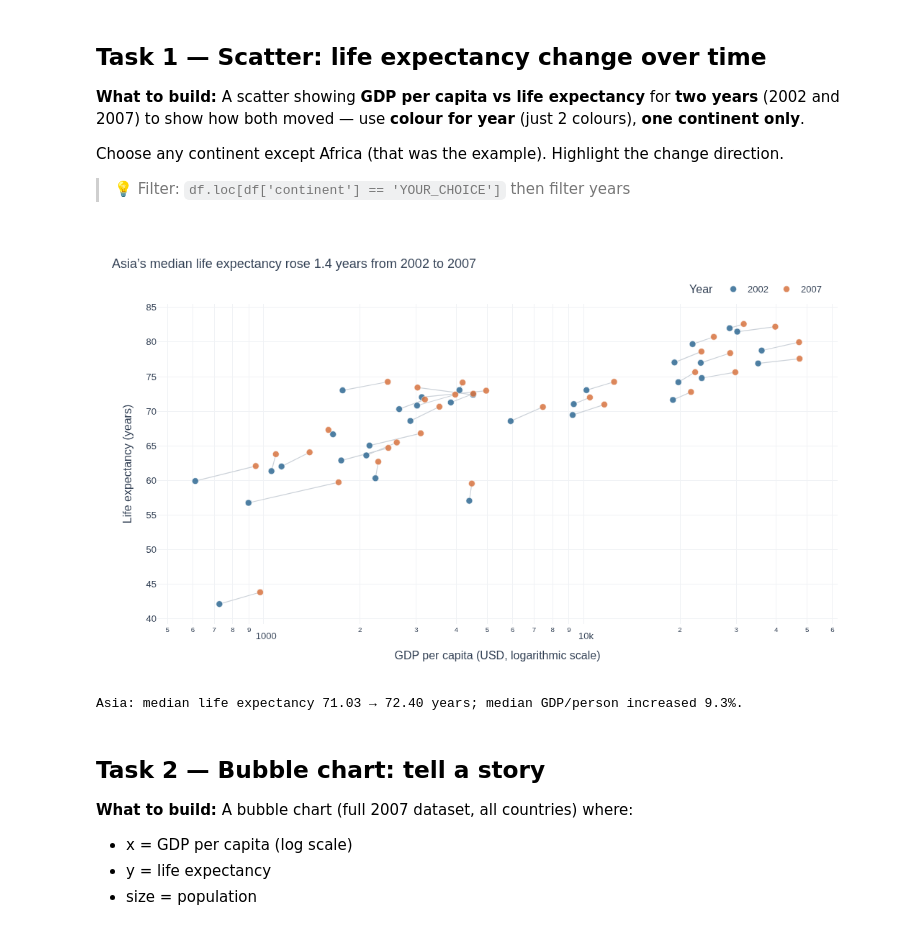
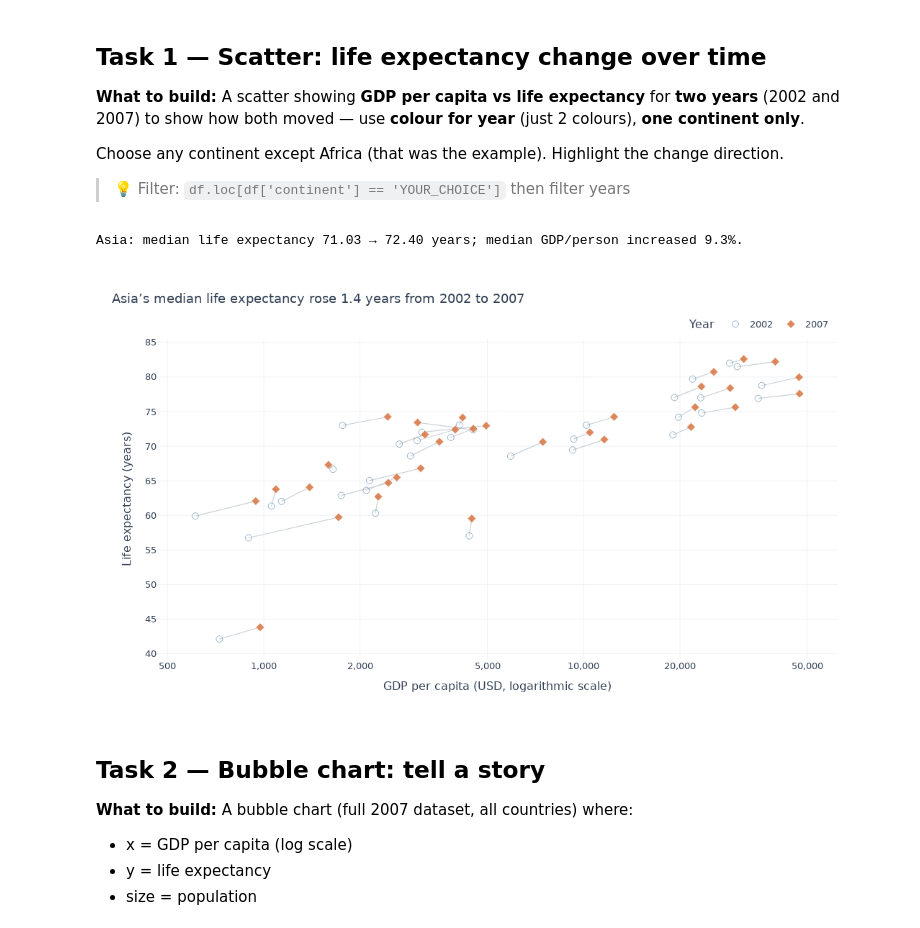
Before and after one commit to AlokKevadiya/dataviz-exercise-alokkevadiya, a Jupyter notebook: week04/lecture04_exercise.ipynb, the cells around one changed output. Drawn from its saved outputs; the diff is of its cells as text; code cells hidden in the pictures.

```diff
--- a/week04/lecture04_exercise.ipynb
+++ b/week04/lecture04_exercise.ipynb
@@ -72,36 +75,39 @@ for country, subset in selected.groupby('country'):
 
 # Distinguish the two years using only two deliberate colors.
 colors = {'2002': '#326B94', '2007': '#D87542'}
 for period in ['2002', '2007']:
     points = selected[selected.Period == period]
     fig1.add_trace(go.Scatter(
         x=points.gdpPercap, y=points.lifeExp,
         mode='markers', name=period,
-        marker=dict(color=colors[period], size=9, opacity=0.86,
+        marker=dict(color=colors[period], symbol='circle-open' if period == '2002' else 'diamond', size=9, opacity=0.86,
                     line=dict(color='white', width=0.6)),
         customdata=points.country.to_numpy(),
         hovertemplate='%{customdata}<br>GDP per person: $%{x:,.0f}<br>Life expectancy: %{y:.1f} years<extra>'+period+'</extra>'))
 
+# Open blue circles are 2002; orange diamonds are 2007.
 # Every country has a subtle connector from 2002 to 2007.
 # The insight title captures the median shift; avoid a callout that overlaps it.
 fig1.update_layout(
     title=dict(text=f'Asia’s median life expectancy rose {life_gain:.1f} years from 2002 to 2007', x=0.02),
     xaxis=dict(title='GDP per capita (USD, logarithmic scale)', type='log',
                showgrid=True, gridcolor='#F0F2F5', zeroline=False),
     yaxis=dict(title='Life expectancy (years)', showgrid=True,
                gridcolor='#F0F2F5', zeroline=False),
     height=620, width=1100, template='plotly_white',
     legend=dict(title='Year', orientation='h', x=0.78, y=1.08),
     margin=dict(l=85,r=70,t=100,b=75),
     paper_bgcolor='white', plot_bgcolor='white',
     font=dict(family='Arial', size=13, color='#334155'))
 assert fig1.layout.xaxis.type == 'log'
 assert len([t for t in fig1.data if t.mode == 'markers']) == 2
+fig1.update_xaxes(tickvals=[500,1000,2000,5000,10000,20000,50000], ticktext=['500','1,000','2,000','5,000','10,000','20,000','50,000'])
+fig1.update_layout(width=1100)
 fig1.show()
 print(f'{continent}: median life expectancy {median_life.loc[2002]:.2f} → {median_life.loc[2007]:.2f} years; median GDP/person increased {gdp_change:.1f}%.')
 # %% [output]
+Asia: median life expectancy 71.03 → 72.40 years; median GDP/person increased 9.3%.
-[figure, old version]
+[figure, new version]
-Asia: median life expectancy 71.03 → 72.40 years; median GDP/person increased 9.3%.
 # %% [markdown]
 ## Task 2 — Bubble chart: tell a story
 
```
Also changed, not shown: parts of 2 cells of this notebook, 25 other files.
